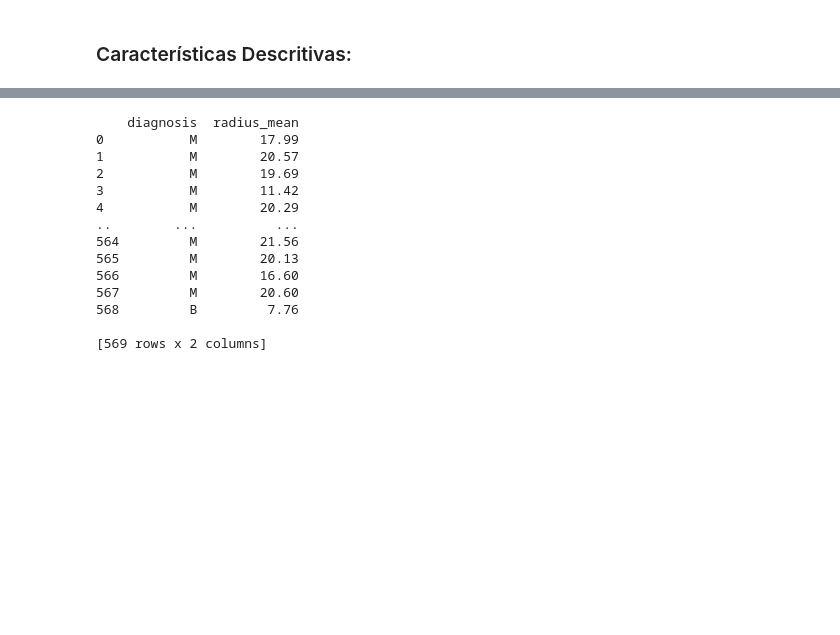
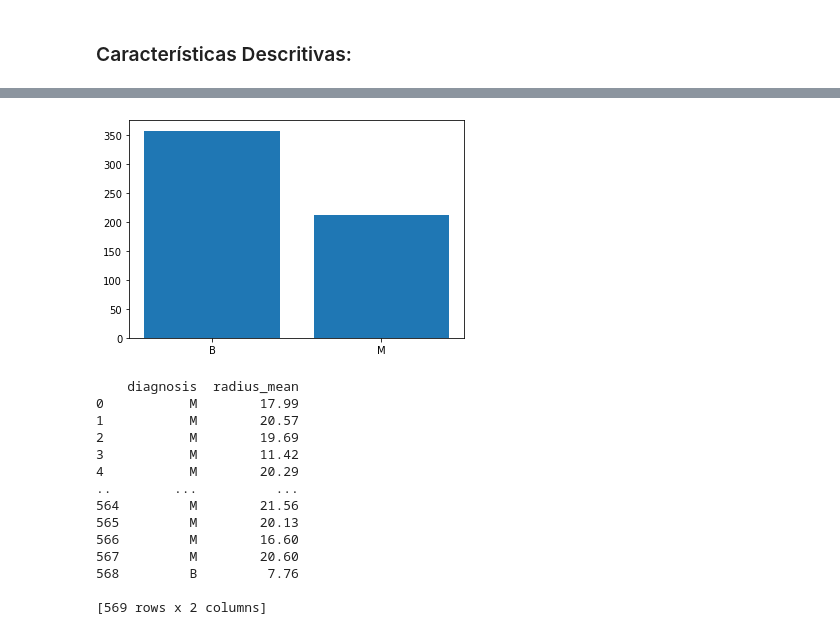
Before and after one commit to Gus-1003/DataScience, a Jupyter notebook: Análise_Dataset_Câncer-de-Mama/Análise_Câncer-de-Mama.ipynb, the cells around one changed output, grey strips where cells are left out. Saved outputs shown, nothing was run; the diff lists cells and outputs as text; code cells hidden in the pictures; blank space fills up the shorter version.

```diff
--- a/Análise_Dataset_Câncer-de-Mama/Análise_Câncer-de-Mama.ipynb
+++ b/Análise_Dataset_Câncer-de-Mama/Análise_Câncer-de-Mama.ipynb
@@ -130,3 +142,7 @@ Diagnostico.describe()
+# %%
+plt.bar(Diagnostico.diagnosis.value_counts().index, Diagnostico.diagnosis.value_counts().values);
+# %% [output]
+[figure, added]
 # %%
 # Fazendo referencia a algumas colunas
 # Dois colchetes nesse caso
```
Also changed, not shown: parts of 9 cells of this notebook.
